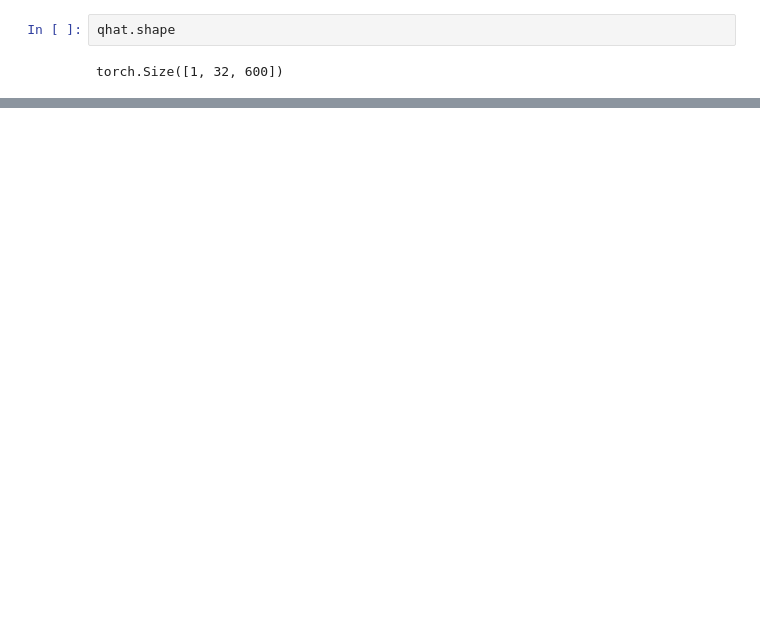
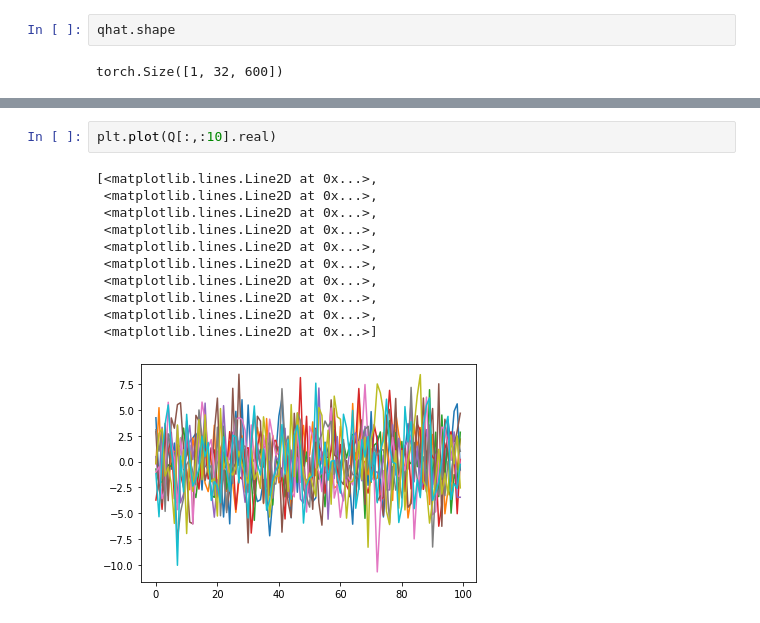
Before and after one commit to aliutkus/spe, a Jupyter notebook: dev/examples/test_spe.ipynb, the cells around one changed output, grey strips where cells are left out. Drawn from its saved outputs; the diff is of its cells as text; blank space fills up the shorter version.

```diff
--- a/dev/examples/test_spe.ipynb
+++ b/dev/examples/test_spe.ipynb
@@ -84,0 +90,14 @@ plt.colorbar()
+# %%
+plt.plot(Q[:,:10].real)
+# %% [output]
+[<matplotlib.lines.Line2D at 0x...>,
+ <matplotlib.lines.Line2D at 0x...>,
+ <matplotlib.lines.Line2D at 0x...>,
+ <matplotlib.lines.Line2D at 0x...>,
+ <matplotlib.lines.Line2D at 0x...>,
+ <matplotlib.lines.Line2D at 0x...>,
+ <matplotlib.lines.Line2D at 0x...>,
+ <matplotlib.lines.Line2D at 0x...>,
+ <matplotlib.lines.Line2D at 0x...>,
+ <matplotlib.lines.Line2D at 0x...>]
+[figure, added]
```
Also changed, not shown: parts of 3 cells of this notebook.
